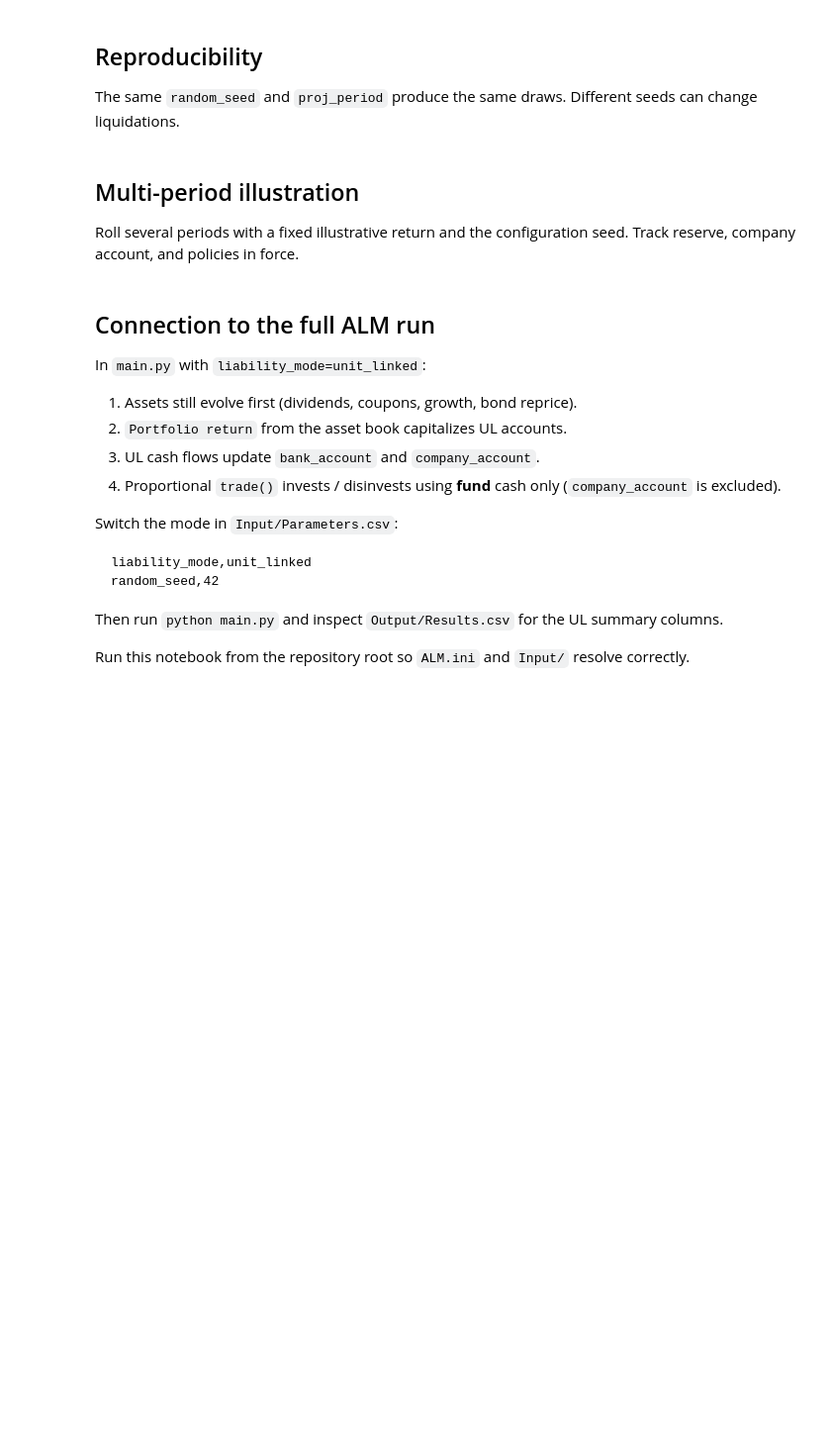
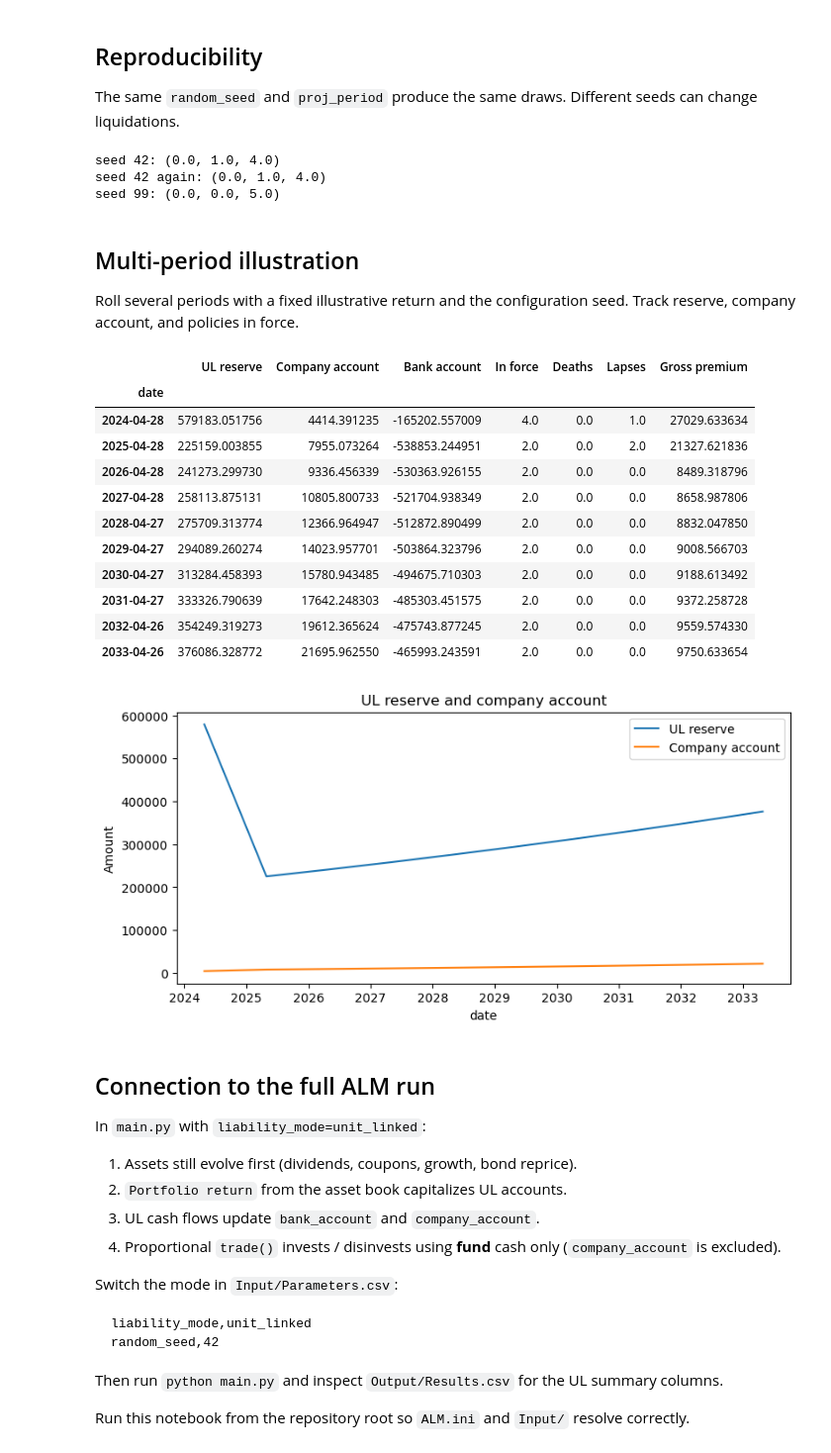
Before and after one commit to open-source-modelling/Open_Source_Economic_Model, a Jupyter notebook: _PROTOTYPE UNIT LINKED.ipynb, the cells around one changed output. Shown at 99% size. Saved outputs shown, nothing was run; the diff lists cells and outputs as text; code cells hidden in the pictures; blank space fills up the shorter version.

```diff
--- a/_PROTOTYPE UNIT LINKED.ipynb
+++ b/_PROTOTYPE UNIT LINKED.ipynb
@@ -306,7 +490,7 @@ mv2, gv2, prem2, act2, cfs = process_unit_linked_period(
     current_date=current_date,
     previous_date=previous_date,
     portfolio_return=r_period,
-    time_frac=time_frac,
+    time=time_frac,
     mv_df=mv2,
     gv_df=gv2,
     premium_df=prem2,
@@ -332,7 +533,7 @@ def run_seeded(seed: int):
         current_date=current_date,
         previous_date=previous_date,
         portfolio_return=r_period,
-        time_frac=time_frac,
+        time=time_frac,
         mv_df=mv,
         gv_df=gv,
         premium_df=prem,
@@ -348,6 +549,10 @@ def run_seeded(seed: int):
 print("seed 42:", run_seeded(42))
 print("seed 42 again:", run_seeded(42))
 print("seed 99:", run_seeded(99))
+# %% [output]
+seed 42: (0.0, 1.0, 4.0)
+seed 42 again: (0.0, 1.0, 4.0)
+seed 99: (0.0, 0.0, 5.0)
 # %% [markdown]
 ## Multi-period illustration
 
@@ -371,7 +576,7 @@ for k in range(1, n_periods + 1):
         current_date=curr,
         previous_date=prev,
         portfolio_return=0.04,
-        time_frac=tf,
+        time=tf,
         mv_df=mv,
         gv_df=gv,
         premium_df=prem,
@@ -380,33 +585,47 @@ for k in range(1, n_periods + 1):
         fund=ul_fund,
         society=society,
         random_seed=settings.random_seed,
         proj_period=k,
     )
     bank[curr] += cfs["gross_premium"] - cfs["death"] - cfs["surrender"]
     company[curr] += cfs["entry_fee"] + cfs["admin_fee"]
 
     history.append({
         "date": curr,
         "UL reserve": ul_ptf.total_reserve(mv, act, curr),
         "Company account": float(company.loc[0, curr]),
         "Bank account": float(bank.loc[0, curr]),
         "In force": cfs["in_force"],
         "Deaths": cfs["deaths"],
         "Lapses": cfs["lapses"],
         "Gross premium": cfs["gross_premium"],
     })
     prev = curr
 
 history_df = pd.DataFrame(history).set_index("date")
 display(history_df)
 
 try:
     ax = history_df[["UL reserve", "Company account"]].plot(
         figsize=(9, 4), title="UL reserve and company account"
     )
     ax.set_ylabel("Amount")
 except ImportError:
     print("Install matplotlib to plot this table (optional).")
+# %% [output]
+|  | UL reserve | Company account | Bank account | In force | Deaths | Lapses | Gross premium |
+| date |  |  |  |  |  |  |  |
+| 2024-04-28 | 579183.051756 | 4414.391235 | -165202.557009 | 4.0 | 0.0 | 1.0 | 27029.633634 |
+| 2025-04-28 | 225159.003855 | 7955.073264 | -538853.244951 | 2.0 | 0.0 | 2.0 | 21327.621836 |
+| 2026-04-28 | 241273.299730 | 9336.456339 | -530363.926155 | 2.0 | 0.0 | 0.0 | 8489.318796 |
+| 2027-04-28 | 258113.875131 | 10805.800733 | -521704.938349 | 2.0 | 0.0 | 0.0 | 8658.987806 |
+| 2028-04-27 | 275709.313774 | 12366.964947 | -512872.890499 | 2.0 | 0.0 | 0.0 | 8832.047850 |
+| 2029-04-27 | 294089.260274 | 14023.957701 | -503864.323796 | 2.0 | 0.0 | 0.0 | 9008.566703 |
+| 2030-04-27 | 313284.458393 | 15780.943485 | -494675.710303 | 2.0 | 0.0 | 0.0 | 9188.613492 |
+| 2031-04-27 | 333326.790639 | 17642.248303 | -485303.451575 | 2.0 | 0.0 | 0.0 | 9372.258728 |
+| 2032-04-26 | 354249.319273 | 19612.365624 | -475743.877245 | 2.0 | 0.0 | 0.0 | 9559.574330 |
+| 2033-04-26 | 376086.328772 | 21695.962550 | -465993.243591 | 2.0 | 0.0 | 0.0 | 9750.633654 |
+[figure, added]
 # %% [markdown]
 ## Connection to the full ALM run
 
```
Also changed, not shown: parts of 23 cells of this notebook.
